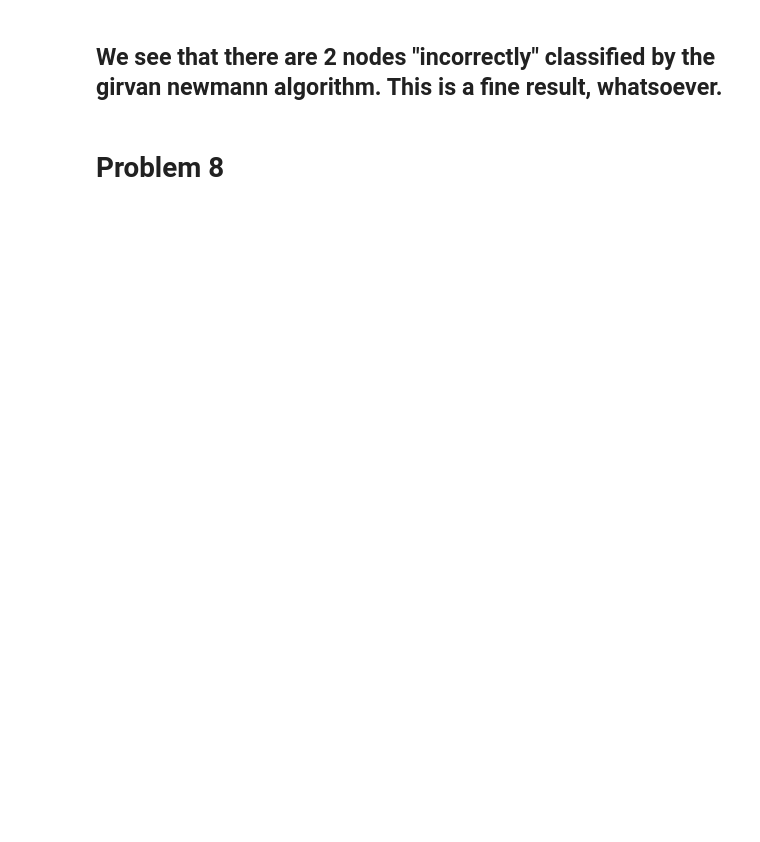
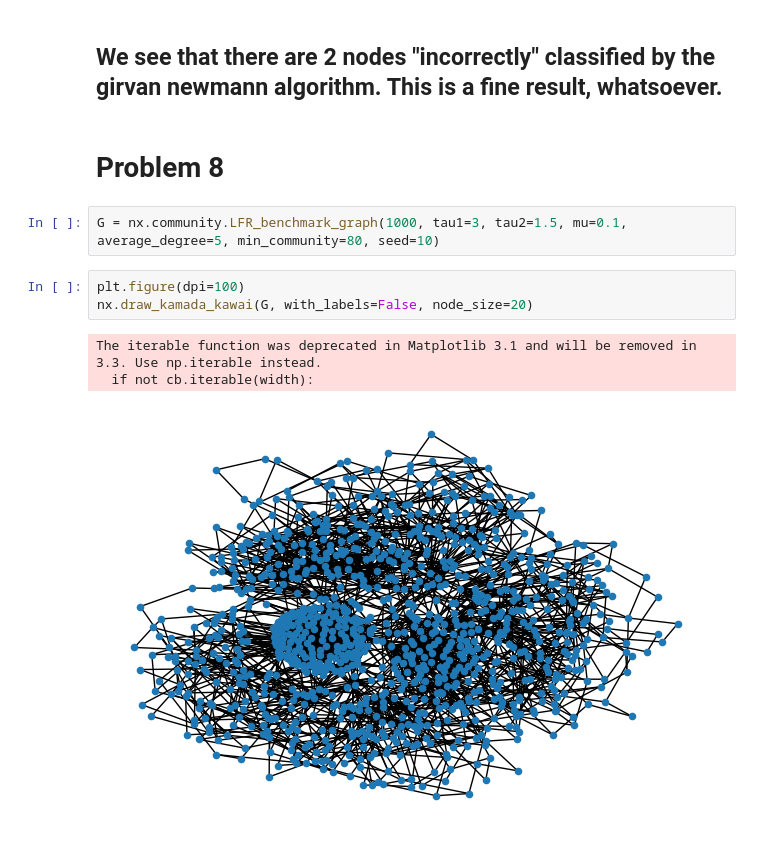
Before and after one commit to matheushjs/sandbox, a Jupyter notebook: complex_nets/lista2.ipynb, the cells around one changed output. Saved outputs shown, nothing was run; the diff lists cells and outputs as text; blank space fills up the shorter version.

```diff
--- a/complex_nets/lista2.ipynb
+++ b/complex_nets/lista2.ipynb
@@ -1046,3 +1075,12 @@ The iterable function was deprecated in Matplotlib 3.1 and will be removed in 3.
 ## We see that there are 2 nodes "incorrectly" classified by the girvan newmann algorithm. This is a fine result, whatsoever.
 # %% [markdown]
 # Problem 8
+# %%
+G = nx.community.LFR_benchmark_graph(1000, tau1=3, tau2=1.5, mu=0.1, average_degree=5, min_community=80, seed=10)
+# %%
+plt.figure(dpi=100)
+nx.draw_kamada_kawai(G, with_labels=False, node_size=20)
+# %% [output]
+The iterable function was deprecated in Matplotlib 3.1 and will be removed in 3.3. Use np.iterable instead.
+  if not cb.iterable(width):
+[figure, added]
```
Also changed, not shown: parts of 15 cells of this notebook.
